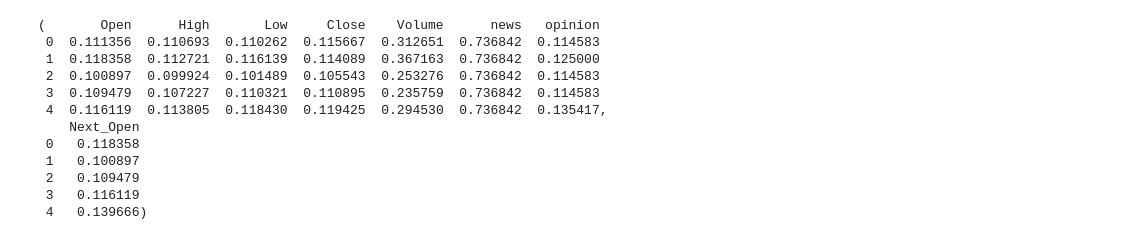
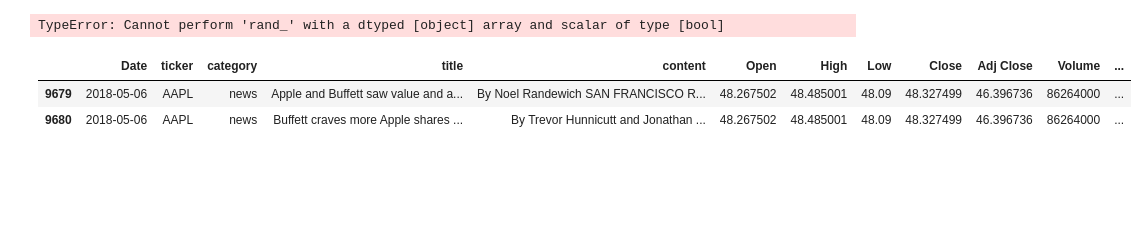
Before and after one commit to SiruiHe/Sentiment-to-Stocks, a Jupyter notebook: code.ipynb, the cells around one changed output. Saved outputs shown, nothing was run; the diff lists cells and outputs as text; code cells hidden in the pictures; blank space fills up the shorter version.

```diff
--- a/code.ipynb
+++ b/code.ipynb
@@ -379,0 +254,13 @@ daily_data_merged.tail(20)
+# %%
+date_to_query = pd.to_datetime('2018-05-06')
+data_sorted.loc[data_sorted['Date'] == date_to_query & data_sorted['category'] == 'news']
+# %% [output]
+TypeError: Cannot perform 'rand_' with a dtyped [object] array and scalar of type [bool]
+# %%
+date_to_query = pd.to_datetime('2018-05-06')
+category_to_query = 'news'
+data_sorted.loc[(data_sorted['Date'] == date_to_query) & (data_sorted['category'] == category_to_query)]
+# %% [output]
+|  | Date | ticker | category | title | content | Open | High | Low | Close | Adj Close | Volume | ... |
+| 9679 | 2018-05-06 | AAPL | news | Apple and Buffett saw value and a... | By Noel Randewich SAN FRANCISCO R... | 48.267502 | 48.485001 | 48.09 | 48.327499 | 46.396736 | 86264000 | ... |
+| 9680 | 2018-05-06 | AAPL | news | Buffett craves more Apple shares ... | By Trevor Hunnicutt and Jonathan ... | 48.267502 | 48.485001 | 48.09 | 48.327499 | 46.396736 | 86264000 | ... |
@@ -380,7 +278,7 @@ daily_data_merged.tail(20)
 # %%
-# Select the features - note that we are not using the 'Open' column as a feature
-features = daily_data_merged[['Open', 'High', 'Low', 'Close', 'Volume', 'news', 'opinion']]
-target = daily_data_merged['Next_Open']
+# 根据指示，选择特征和目标
+features = daily_data_selected.drop('Next_Open', axis=1)
+target = daily_data_selected['Next_Open']
 
 # normalization
 from sklearn.preprocessing import MinMaxScaler
@@ -395,19 +293,3 @@ scaled_target = scaler_target.fit_transform(target.values.reshape(-1, 1))
 # Create new DataFrames with the scaled features and target
 scaled_features_df = pd.DataFrame(scaled_features, columns=features.columns)
 scaled_target_df = pd.DataFrame(scaled_target, columns=['Next_Open'])
-
-# Display the first few rows of the scaled dataframe
-scaled_features_df.head(), scaled_target_df.head()
-# %% [output]
-(       Open      High       Low     Close    Volume      news   opinion
- 0  0.111356  0.110693  0.110262  0.115667  0.312651  0.736842  0.114583
- 1  0.118358  0.112721  0.116139  0.114089  0.367163  0.736842  0.125000
- 2  0.100897  0.099924  0.101489  0.105543  0.253276  0.736842  0.114583
- 3  0.109479  0.107227  0.110321  0.110895  0.235759  0.736842  0.114583
- 4  0.116119  0.113805  0.118430  0.119425  0.294530  0.736842  0.135417,
-    Next_Open
- 0   0.118358
- 1   0.100897
- 2   0.109479
- 3   0.116119
- 4   0.139666)
```
Also changed, not shown: parts of 26 cells of this notebook, 2 other files.
